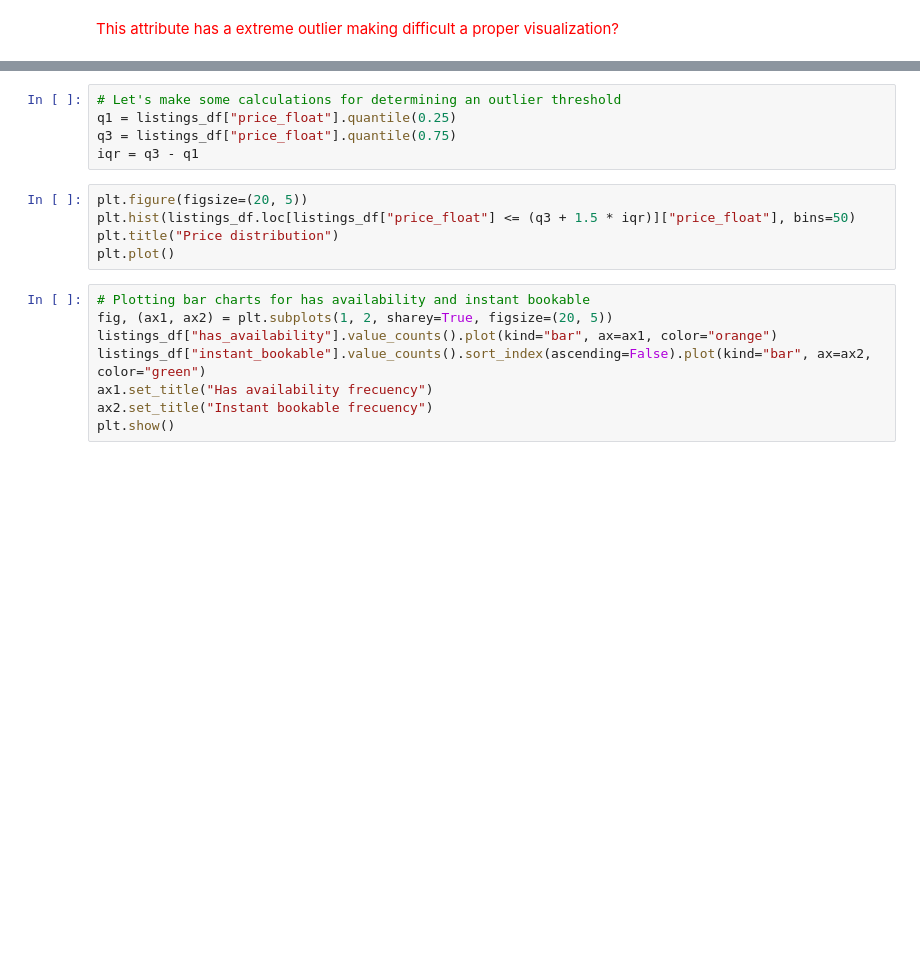
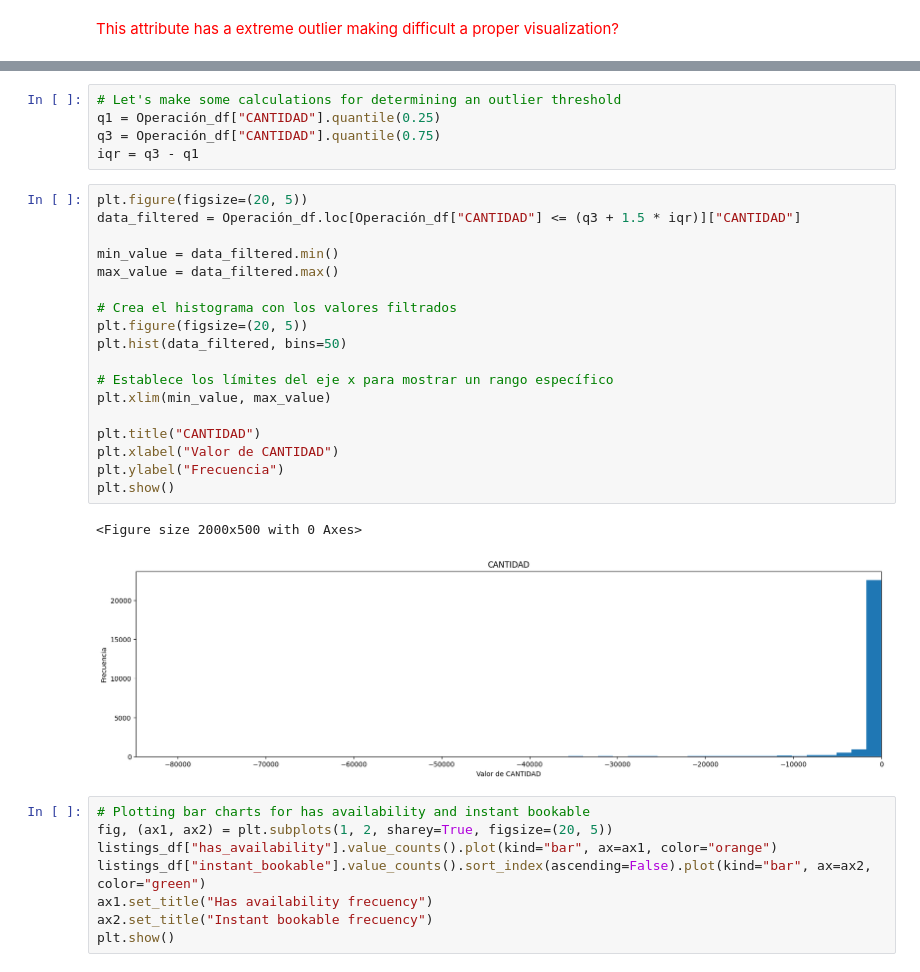
Before and after one commit to ingoscargiraldor/ingoscargiraldor, a Jupyter notebook: Operaciones_Anual.ipynb, the cells around one changed output, grey strips where cells are left out. Saved outputs shown, nothing was run; the diff lists cells and outputs as text; blank space fills up the shorter version.

```diff
--- a/Operaciones_Anual.ipynb
+++ b/Operaciones_Anual.ipynb
@@ -139,13 +284,29 @@ plt.plot()
 # %%
 # Let's make some calculations for determining an outlier threshold
-q1 = listings_df["price_float"].quantile(0.25)
-q3 = listings_df["price_float"].quantile(0.75)
+q1 = Operación_df["CANTIDAD"].quantile(0.25)
+q3 = Operación_df["CANTIDAD"].quantile(0.75)
 iqr = q3 - q1
-# %%
-plt.figure(figsize=(20, 5))
-plt.hist(listings_df.loc[listings_df["price_float"] <= (q3 + 1.5 * iqr)]["price_float"], bins=50)
-plt.title("Price distribution")
-plt.plot()
+# %%
+plt.figure(figsize=(20, 5))
+data_filtered = Operación_df.loc[Operación_df["CANTIDAD"] <= (q3 + 1.5 * iqr)]["CANTIDAD"]
+
+min_value = data_filtered.min()
+max_value = data_filtered.max()
+
+# Crea el histograma con los valores filtrados
+plt.figure(figsize=(20, 5))
+plt.hist(data_filtered, bins=50)
+
+# Establece los límites del eje x para mostrar un rango específico
+plt.xlim(min_value, max_value)
+
+plt.title("CANTIDAD")
+plt.xlabel("Valor de CANTIDAD")
+plt.ylabel("Frecuencia")
+plt.show()
+# %% [output]
+<Figure size 2000x500 with 0 Axes>
+[figure, added]
 # %%
 # Plotting bar charts for has availability and instant bookable
 fig, (ax1, ax2) = plt.subplots(1, 2, sharey=True, figsize=(20, 5))
```
Also changed, not shown: parts of 29 cells of this notebook.
